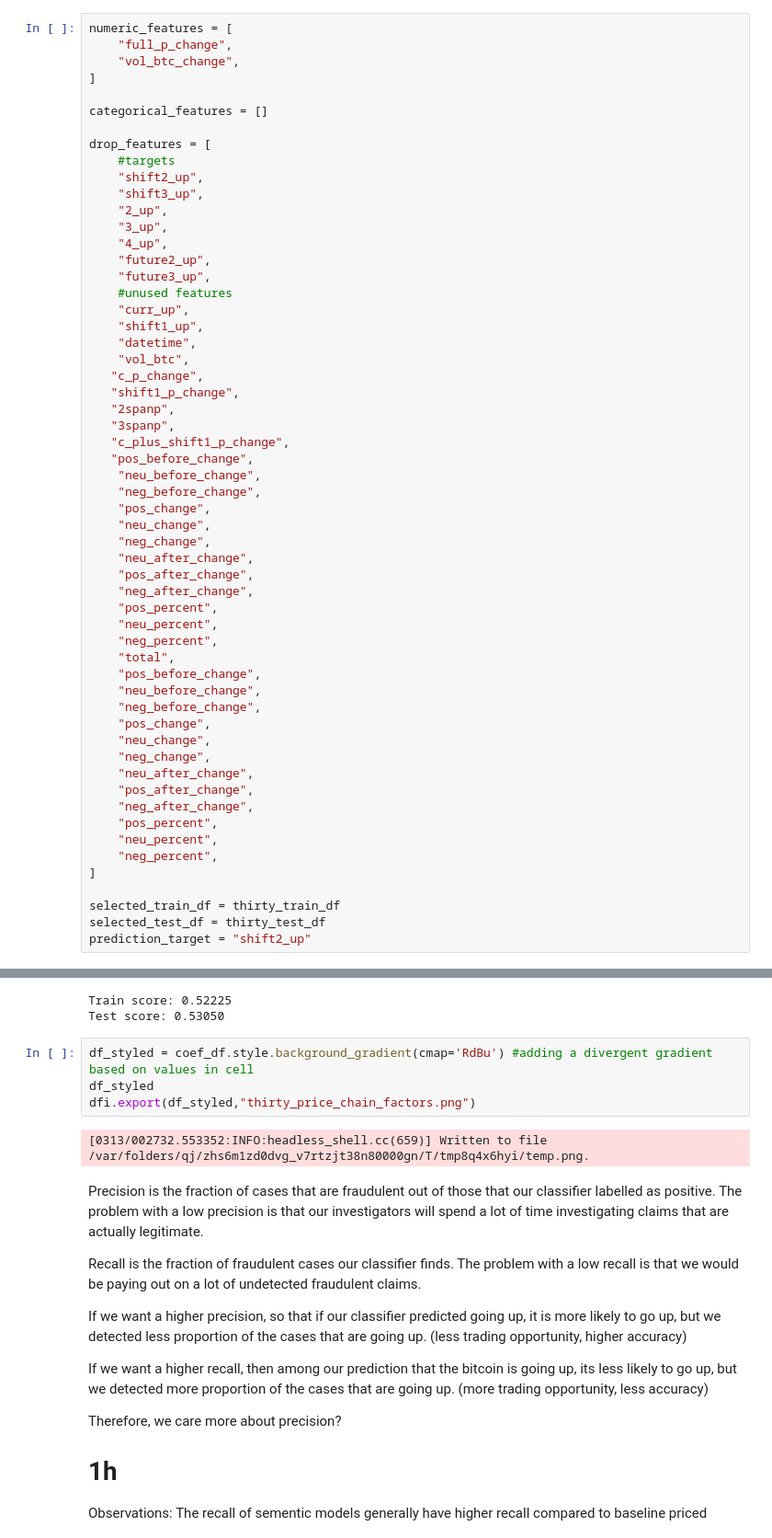
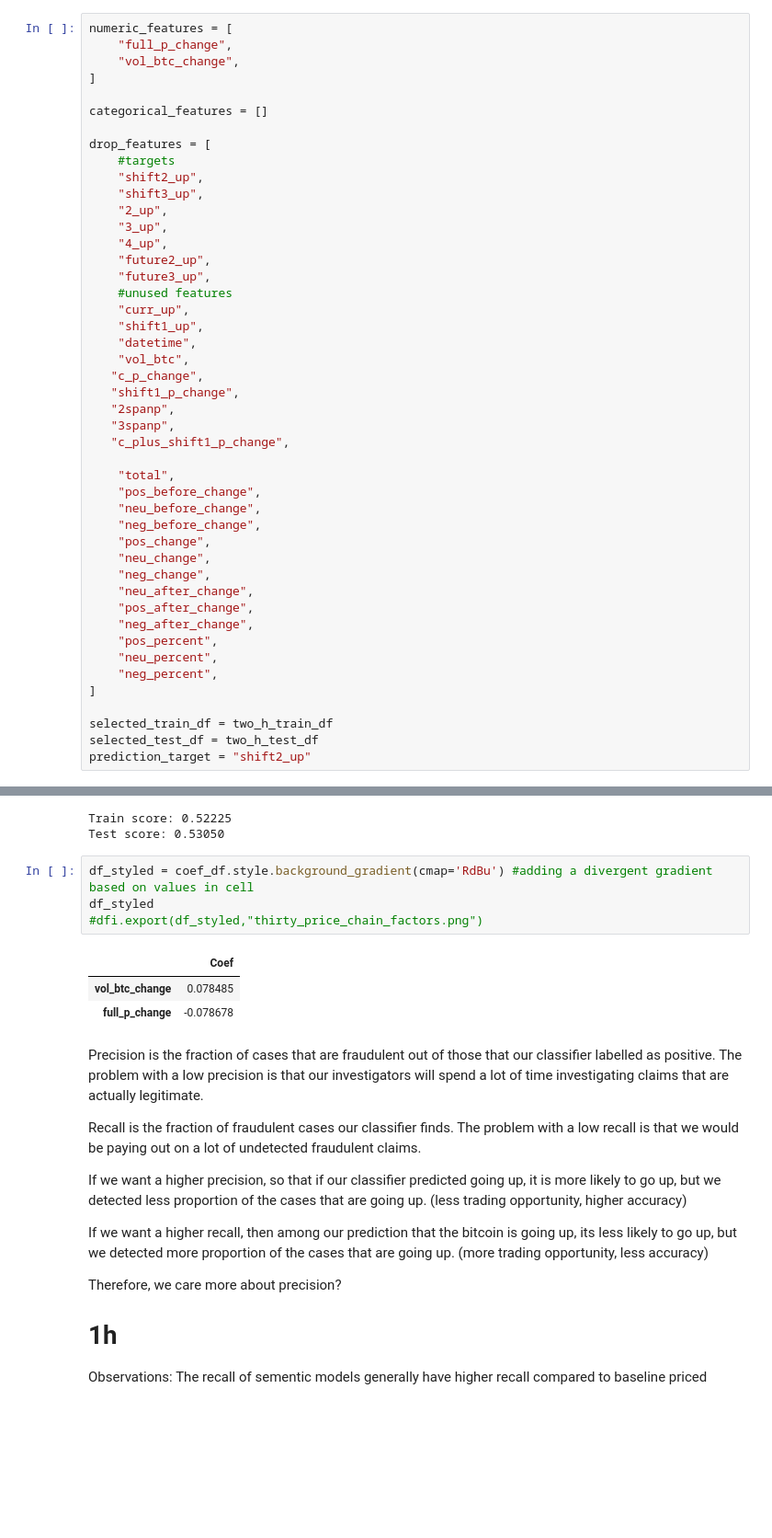
Before and after one commit to superzzp/Bitcoin-Price-Fluctuation-Twitter-Sentiment-Analysis, a Jupyter notebook: notebooks/1.0-zzp-aggregate-sentiments.ipynb, the cells around one changed output, grey strips where cells are left out. Shown at 92% size. Saved outputs shown, nothing was run; the diff lists cells and outputs as text; blank space fills up the shorter version.

```diff
--- a/notebooks/1.0-zzp-aggregate-sentiments.ipynb
+++ b/notebooks/1.0-zzp-aggregate-sentiments.ipynb
@@ -505,18 +505,7 @@ drop_features = [
    "2spanp",
    "3spanp",
    "c_plus_shift1_p_change",
-   "pos_before_change",
-    "neu_before_change",
-    "neg_before_change",
-    "pos_change",
-    "neu_change",
-    "neg_change",
-    "neu_after_change",
-    "pos_after_change",
-    "neg_after_change",
-    "pos_percent",
-    "neu_percent",
-    "neg_percent",
+
     "total",
     "pos_before_change",
     "neu_before_change",
@@ -532,8 +521,8 @@ drop_features = [
     "neg_percent",
 ]
 
-selected_train_df = thirty_train_df
-selected_test_df = thirty_test_df
+selected_train_df = two_h_train_df
+selected_test_df = two_h_test_df
 prediction_target = "shift2_up"
 # %%
 selected_test_df["shift2_up"].value_counts(normalize=True)
@@ -630,9 +619,11 @@ Test score: 0.53050
 # %%
 df_styled = coef_df.style.background_gradient(cmap='RdBu') #adding a divergent gradient based on values in cell
 df_styled
-dfi.export(df_styled,"thirty_price_chain_factors.png")
+#dfi.export(df_styled,"thirty_price_chain_factors.png")
 # %% [output]
-[0313/002732.553352:INFO:headless_shell.cc(659)] Written to file /var/folders/qj/zhs6m1zd0dvg_v7rtzjt38n80000gn/T/tmp8q4x6hyi/temp.png.
+|  | Coef |
+| vol_btc_change | 0.078485 |
+| full_p_change | -0.078678 |
 # %% [markdown]
 Precision is the fraction of cases that are fraudulent out of those that our classifier labelled as positive. The problem with a low precision is that our investigators will spend a lot of time investigating claims that are actually legitimate.
 
```
Also changed, not shown: parts of 8 cells of this notebook, 6 other files.
